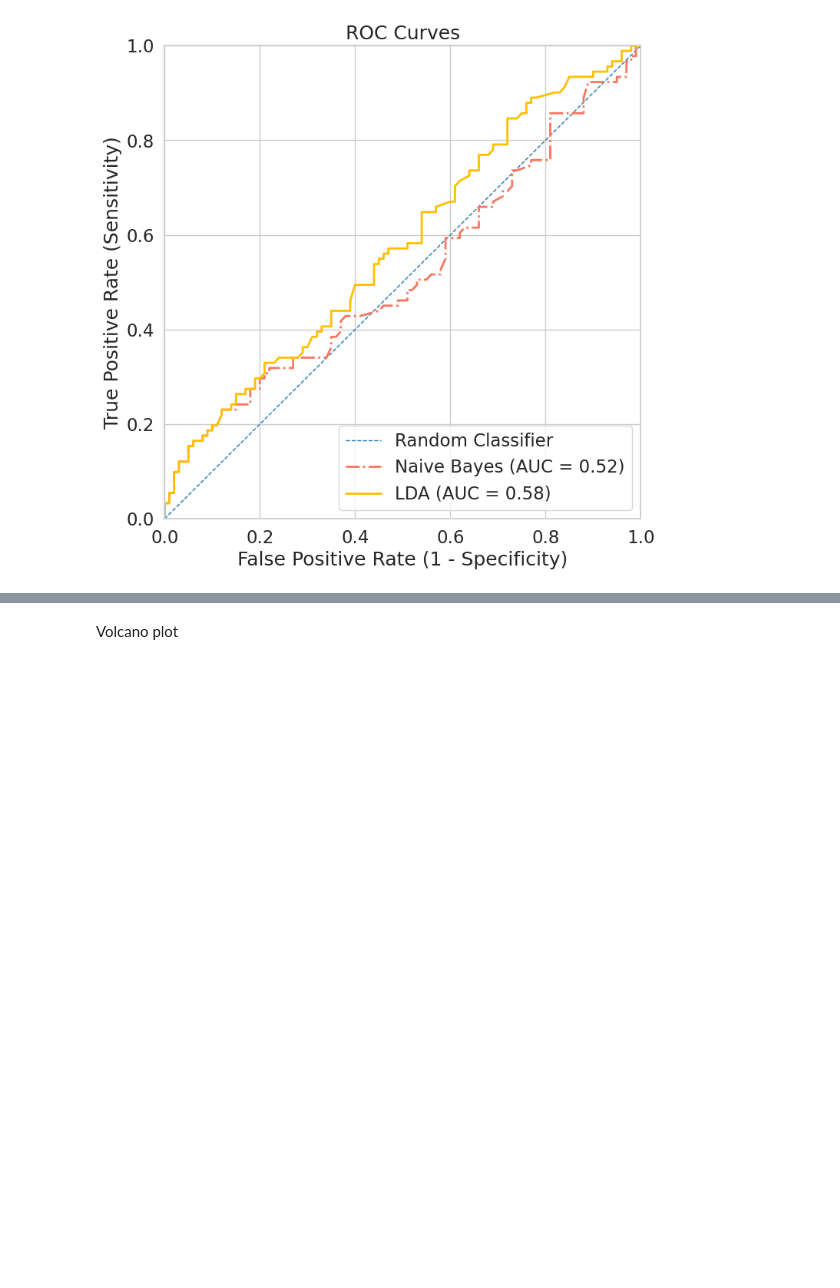
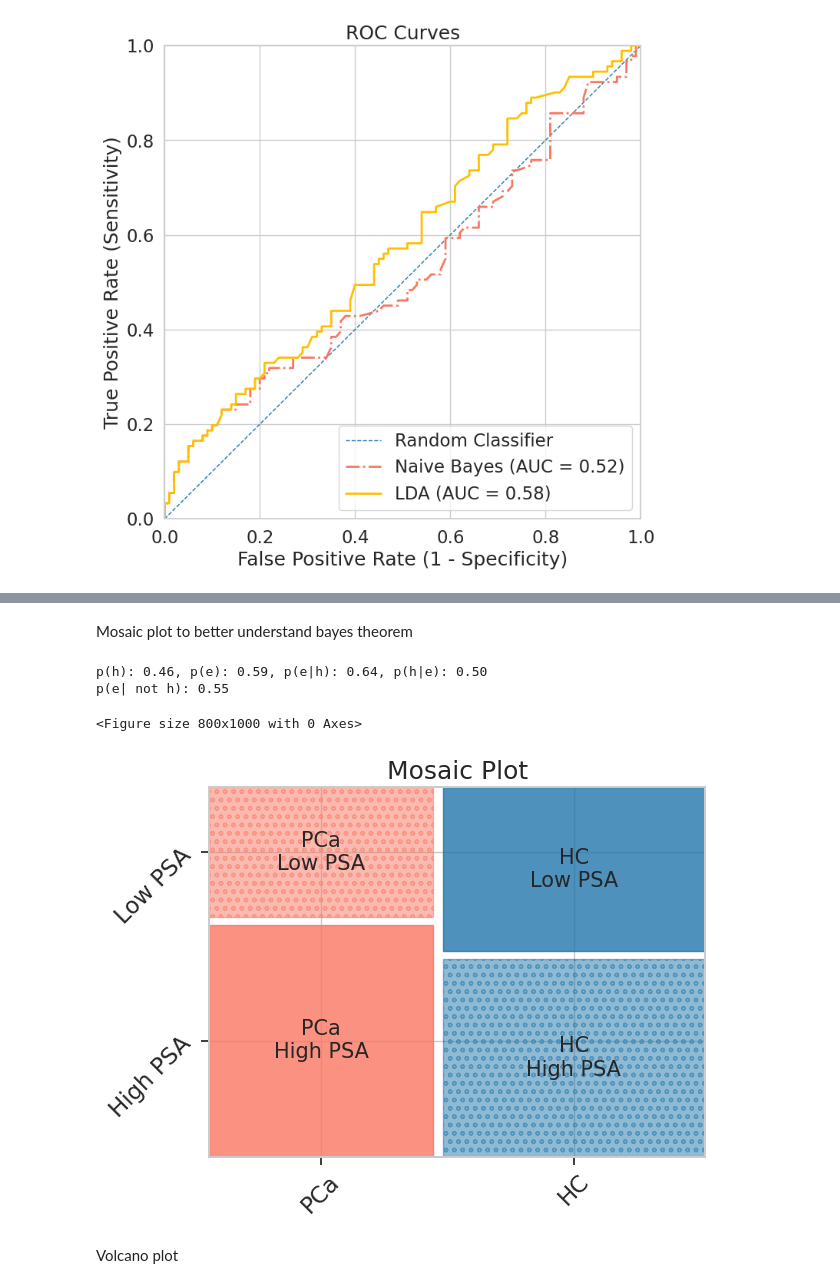
Before and after one commit to MarcoNapoleone/thesis, a Jupyter notebook: notebooks/visualization/ST002498_visualization.ipynb, the cells around one changed output, grey strips where cells are left out. Saved outputs shown, nothing was run; the diff lists cells and outputs as text; code cells hidden in the pictures; blank space fills up the shorter version.

```diff
--- a/notebooks/visualization/ST002498_visualization.ipynb
+++ b/notebooks/visualization/ST002498_visualization.ipynb
@@ -155,3 +205,46 @@ plot.savefig(output_directory + x + "_" + y + "_distribution.png")
+# %% [markdown]
+Mosaic plot to better understand bayes theorem
+# %%
+import matplotlib.pyplot as plt
+from statsmodels.graphics.mosaicplot import mosaic
+
+gamma = 4.5
+
+p_h = len(df.loc[df['Diagnosis'] == 1]) / len(df)
+p_not_h = len(df.loc[df['Diagnosis'] == 0]) / len(df)
+p_e = len(df.loc[df['PreBioPSA'] > gamma]) / len(df)
+
+p_e_h = len(df.loc[(df['Diagnosis'] == 1) & (df['PreBioPSA'] > gamma)]) / len(df.loc[df['Diagnosis'] == 1])
+p_e_not_h = len(df.loc[(df['Diagnosis'] == 0) & (df['PreBioPSA'] > gamma)]) / len(df.loc[df['Diagnosis'] == 0])
+p_not_e_h = 1 - p_e_h
+p_not_e_not_h = 1 - p_e_not_h
+p_h_e = p_e_h * p_h / p_e
+
+print("p(h): {:.2f}, p(e): {:.2f}, p(e|h): {:.2f}, p(h|e): {:.2f}".format(p_h, p_e, p_e_h, p_h_e))
+print("p(e| not h): {:.2f}".format(p_e_not_h))
+
+mosaic_df = pd.DataFrame()
+mosaic_df['Diagnosis'] = df['Diagnosis'].map({1: 'PCa', 0: 'HC'})
+mosaic_df['PreBioPSA'] = df['PreBioPSA'].map(
+    lambda x: 'High PSA'.format(gamma) if x > gamma else 'Low PSA'.format(gamma))
+
+#coloring the mosaic plot
+pros_mosaic = lambda key: {'color': palette[1] if 'PCa' in key else palette[0],
+                           'hatch': 'oo' if key == ('PCa', 'Low PSA') or key == ('HC', 'High PSA') else '',
+                           'alpha': 0.5 if key == ('PCa', 'Low PSA') or key == ('HC', 'High PSA') else 0.8
+                           }
+plt.figure(figsize=(8, 10))
+mosaic(mosaic_df, ['Diagnosis', 'PreBioPSA'], title='Mosaic Plot', gap=[0.02, 0.02],
+       properties=pros_mosaic, axes_label=True, label_rotation=45)
+#don't show the axis and background grid
+plt.grid(False)
+plt.axis('off')
+plt.show()
+# %% [output]
+p(h): 0.46, p(e): 0.59, p(e|h): 0.64, p(h|e): 0.50
+p(e| not h): 0.55
+<Figure size 800x1000 with 0 Axes>
+[figure, added]
 # %% [markdown]
 Volcano plot
 # %%
```
Also changed, not shown: parts of 10 cells of this notebook.
